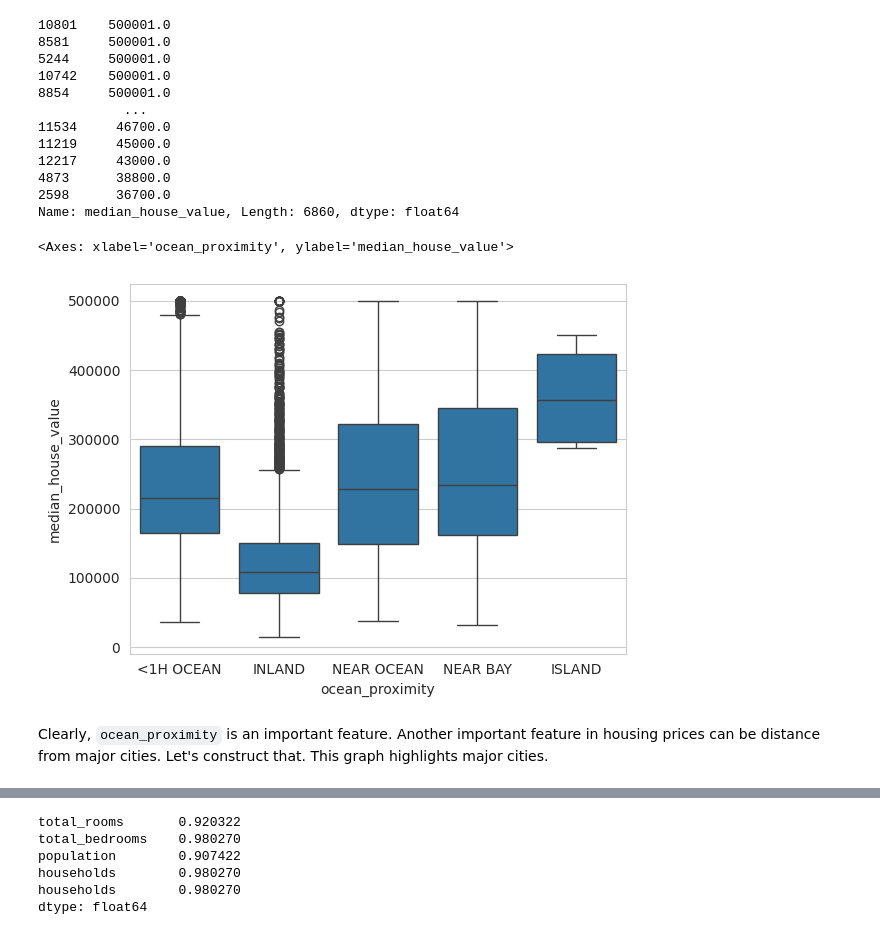
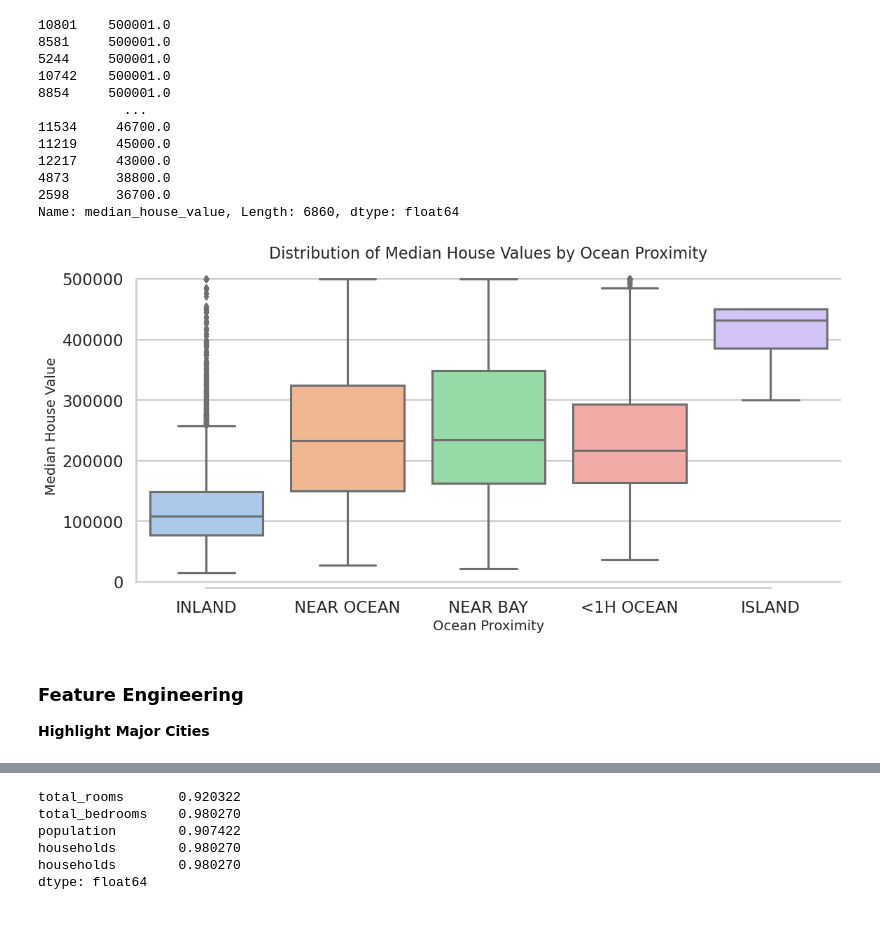
Before and after one commit to the-gauss/tiny-projects-ml, a Jupyter notebook: california_housing/california_housing.ipynb, the cells around one changed output, grey strips where cells are left out. Drawn from its saved outputs; the diff is of its cells as text; code cells hidden in the pictures.

```diff
--- a/california_housing/california_housing.ipynb
+++ b/california_housing/california_housing.ipynb
@@ -40,2 +41,5 @@ housing.sort_values(by='population', ascending=False).head(10)
 # %%
-X_train, X_test, y_train, y_test = model_selection.train_test_split(housing.drop('median_house_value', axis=1), housing['median_house_value'], test_size=0.25,random_state=42)
+X = housing.drop('median_house_value', axis=1)
+y = housing['median_house_value']
+
+# X_train, X_test, y_train, y_test = model_selection.train_test_split(X, y, test_size=0.25, random_state=42)
@@ -41,0 +65,5 @@ X_train, X_test, y_train, y_test = model_selection.train_test_split(housing.drop
+# %%
+# X = housing.drop('median_house_value', axis=1)
+# y = housing['median_house_value']
+
+X_train, X_test, y_train, y_test = model_selection.train_test_split(X, y, test_size=0.25, random_state=42, stratify=X['ocean_proximity'])
@@ -61,11 +98,20 @@ y_train[X_train['ocean_proximity']=='<1H OCEAN'].sort_values(ascending=False)
 2598      36700.0
 Name: median_house_value, Length: 6860, dtype: float64
 # %%
-sns.boxplot(data=pd.concat([X_train, y_train], axis=1), x='ocean_proximity', y='median_house_value')
+sns.set_style("whitegrid")
+sns.set_context("talk")  # can try 'paper' and 'notebook' as well
+plt.figure(figsize=(13, 6))
+sns.boxplot(data=pd.concat([X_train, y_train], axis=1), x='ocean_proximity', y='median_house_value', palette='pastel')  # palette values to try: 'coolwarm', 'bright', 'dark'
+sns.despine(trim=True)
+
+plt.xlabel('Ocean Proximity', fontsize=14)
+plt.ylabel('Median House Value', fontsize=14)
+plt.title('Distribution of Median House Values by Ocean Proximity', fontsize=16)
+
+plt.show()
 # %% [output]
-<Axes: xlabel='ocean_proximity', ylabel='median_house_value'>
-[figure, old version]
+[figure, new version]
 # %% [markdown]
-Clearly, `ocean_proximity` is an important feature. Another important feature in housing prices can be distance from major cities. Let's construct that.
-This graph highlights major cities.
+### Feature Engineering
+**Highlight Major Cities**
 # %%
```
Also changed, not shown: parts of 81 cells of this notebook.
